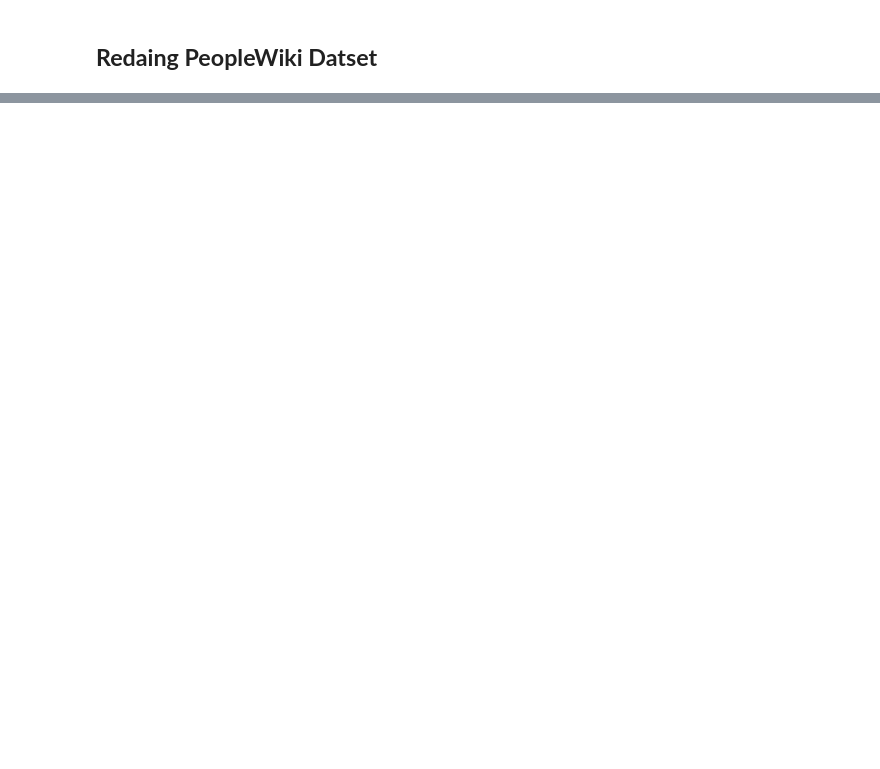
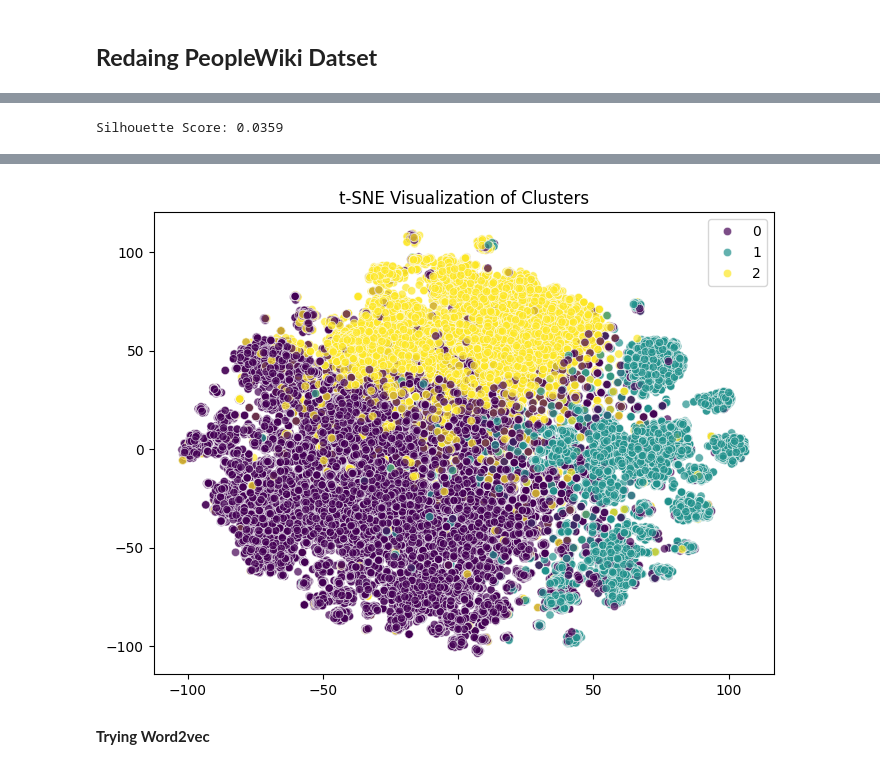
Before and after one commit to ali2yman/Text-Clustering-Project, a Jupyter notebook: Reading_data.ipynb, the cells around one changed output, grey strips where cells are left out. Saved outputs shown, nothing was run; the diff lists cells and outputs as text; code cells hidden in the pictures; blank space fills up the shorter version.

```diff
--- a/Reading_data.ipynb
+++ b/Reading_data.ipynb
@@ -31,0 +278,9 @@ people_wiki_df.head(3)
+# %%
+optimal_k = 3  # Set this based on the elbow curve result
+
+kmeans = KMeans(n_clusters=optimal_k, random_state=42, n_init=10)
+clusters = kmeans.fit_predict(tfidf_matrix)
+
+# Add cluster labels to the original DataFrame
+df_imported["Cluster"] = clusters
+print(df_imported[["text", "Cluster"]].head(10))  # Show first 10 results
@@ -31,0 +299,18 @@ people_wiki_df.head(3)
+# %%
+# A) Silhouette Score
+# Measures how well each document fits in its assigned cluster.
+
+# Score ranges from -1 to 1:
+
+# Close to 1 → Well-clustered
+
+# Close to 0 → Overlapping clusters
+
+# Close to -1 → Incorrect clustering
+
+from sklearn.metrics import silhouette_score
+
+silhouette_avg = silhouette_score(tfidf_matrix, clusters)
+print(f"Silhouette Score: {silhouette_avg:.4f}")
+# %% [output]
+Silhouette Score: 0.0359
@@ -31,0 +330,13 @@ people_wiki_df.head(3)
+# %%
+# %pip install seaborn
+from sklearn.manifold import TSNE
+import seaborn as sns
+
+tsne = TSNE(n_components=2, random_state=42)
+reduced_features = tsne.fit_transform(tfidf_matrix.toarray())
+
+plt.figure(figsize=(8, 6))
+sns.scatterplot(x=reduced_features[:, 0], y=reduced_features[:, 1], hue=clusters, palette="viridis", alpha=0.7)
+plt.title("t-SNE Visualization of Clusters")
+plt.show()
+# %% [output]
@@ -31,0 +360,3 @@ people_wiki_df.head(3)
+[figure, added]
+# %% [markdown]
+<B>Trying Word2vec</B>
```
Also changed, not shown: parts of 40 cells of this notebook, 4 other files.
